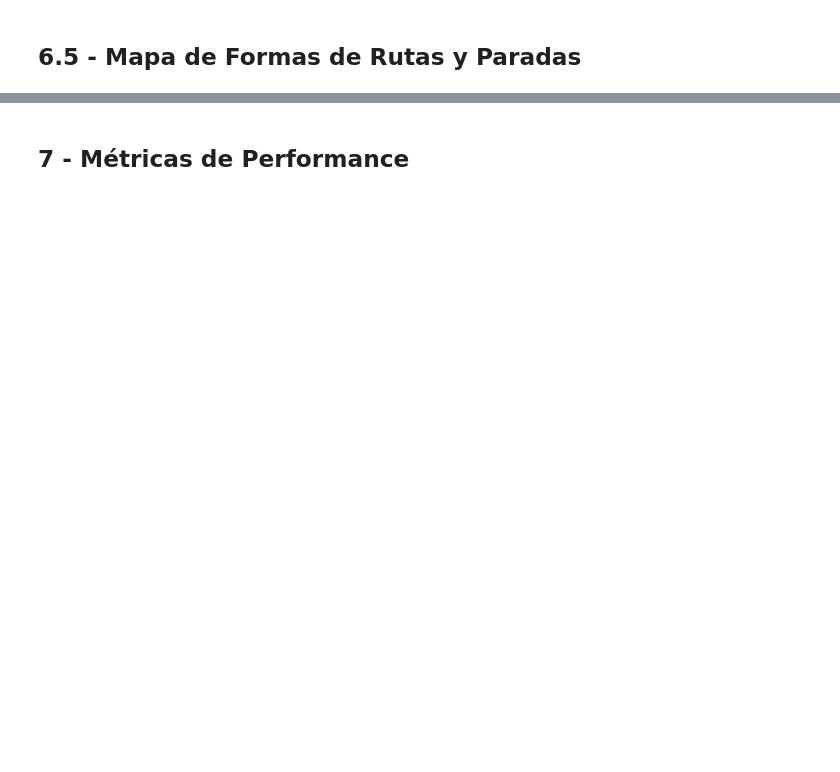
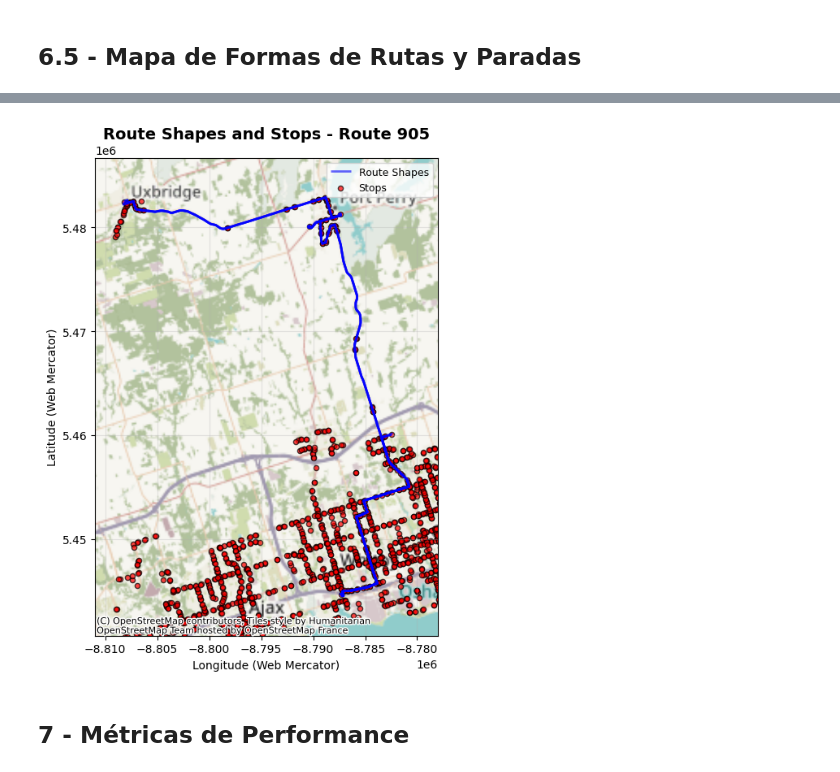
Before and after one commit to stefyperezg/smart-cities-tools, a Jupyter notebook: Transit/get_gtfs_data.ipynb, the cells around one changed output, grey strips where cells are left out. Cells and saved outputs as stored; diff of their text form; code cells hidden in the pictures; blank space fills up the shorter version.

Commit message:
metrics and graphs improvements

```diff
--- a/Transit/get_gtfs_data.ipynb
+++ b/Transit/get_gtfs_data.ipynb
@@ -331,5 +323,6 @@ utils.plot_route_shapes_and_stops(
     trips_df=trips,
     routes_df=routes,
     title=f"Route Shapes and Stops - Route {MAIN_ROUTE_ID}",
-    figsize=(14, 10)
+    figsize=(10, 7)
 )
+# %% [output]
@@ -336,3 +330,4 @@ utils.plot_route_shapes_and_stops(
+[figure, added]
 # %% [markdown]
 ## 7 - Métricas de Performance
 # %%
```
Also changed, not shown: parts of 19 cells of this notebook, 5 other files.
